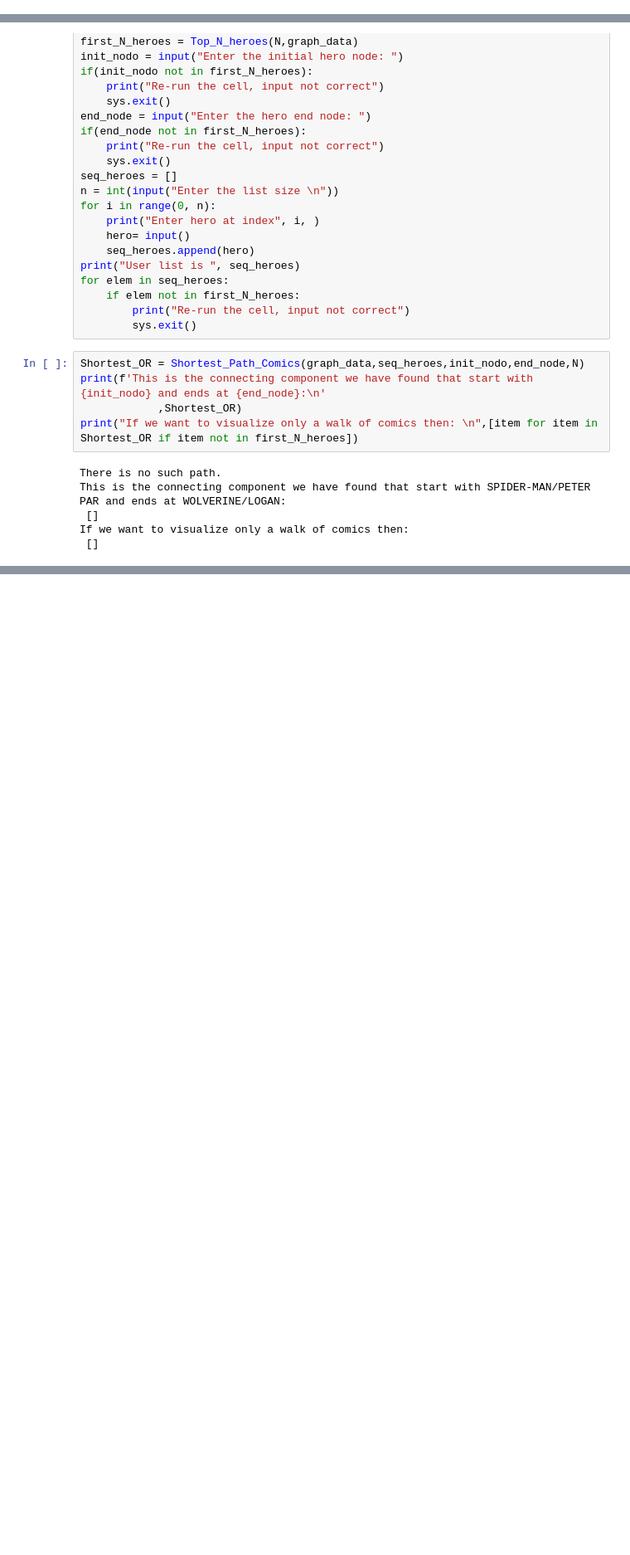
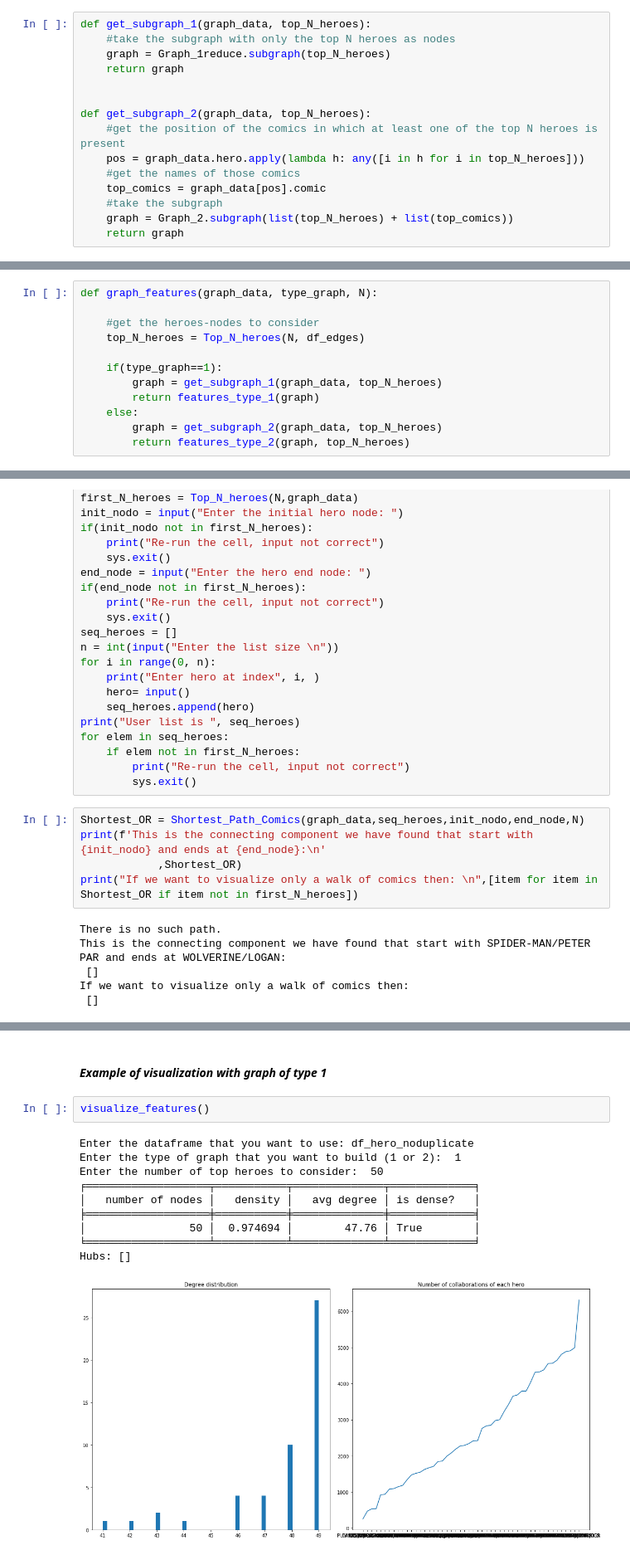
Before and after one commit to sosamandara/ADM-HW5_group3, a Jupyter notebook: main.ipynb, the cells around one changed output, grey strips where cells are left out. Shown: that part at 83% size. Cells and saved outputs as stored; diff of their text form; blank space fills up the shorter version.

Commit message:
Func 1 and 4
Added functionalities 1 and 4 with relative visualizations

```diff
--- a/main.ipynb
+++ b/main.ipynb
@@ -87,0 +245,15 @@ nx.info(Graph_2)
+# %%
+def get_subgraph_1(graph_data, top_N_heroes):
+    #take the subgraph with only the top N heroes as nodes
+    graph = Graph_1reduce.subgraph(top_N_heroes)
+    return graph
+
+
+def get_subgraph_2(graph_data, top_N_heroes):
+    #get the position of the comics in which at least one of the top N heroes is present
+    pos = graph_data.hero.apply(lambda h: any([i in h for i in top_N_heroes]))
+    #get the names of those comics
+    top_comics = graph_data[pos].comic
+    #take the subgraph
+    graph = Graph_2.subgraph(list(top_N_heroes) + list(top_comics))
+    return graph
@@ -88,3 +360,15 @@ nx.info(Graph_2)
+# %%
+def graph_features(graph_data, type_graph, N):
+
+    #get the heroes-nodes to consider
+    top_N_heroes = Top_N_heroes(N, df_edges)
+
+    if(type_graph==1):
+        graph = get_subgraph_1(graph_data, top_N_heroes)
+        return features_type_1(graph)
+    else:
+        graph = get_subgraph_2(graph_data, top_N_heroes)
+        return features_type_2(graph, top_N_heroes)
 # %% [markdown]
 ### Functionality 3 - Shortest ordered Route
 Input:
@@ -181,0 +562,15 @@ If we want to visualize only a walk of comics then:
+# %% [markdown]
+#### *Example of visualization with graph of type 1*
+# %%
+visualize_features()
+# %% [output]
+Enter the dataframe that you want to use: df_hero_noduplicate
+Enter the type of graph that you want to build (1 or 2):  1
+Enter the number of top heroes to consider:  50
+╒═══════════════════╤═══════════╤══════════════╤═════════════╕
+│   number of nodes │   density │   avg degree │ is dense?   │
+╞═══════════════════╪═══════════╪══════════════╪═════════════╡
+│                50 │  0.974694 │        47.76 │ True        │
+╘═══════════════════╧═══════════╧══════════════╧═════════════╛
+Hubs: []
+[figure, added]
```
Also changed, not shown: parts of 61 cells of this notebook.
